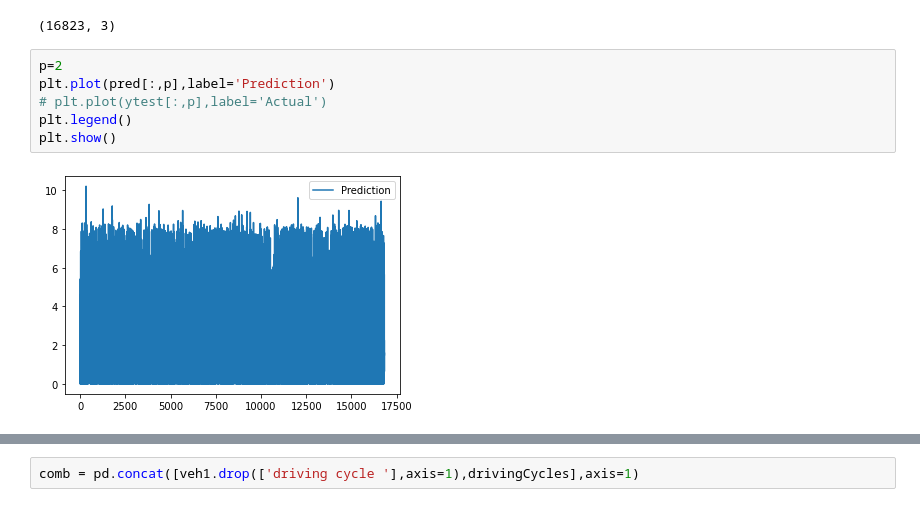
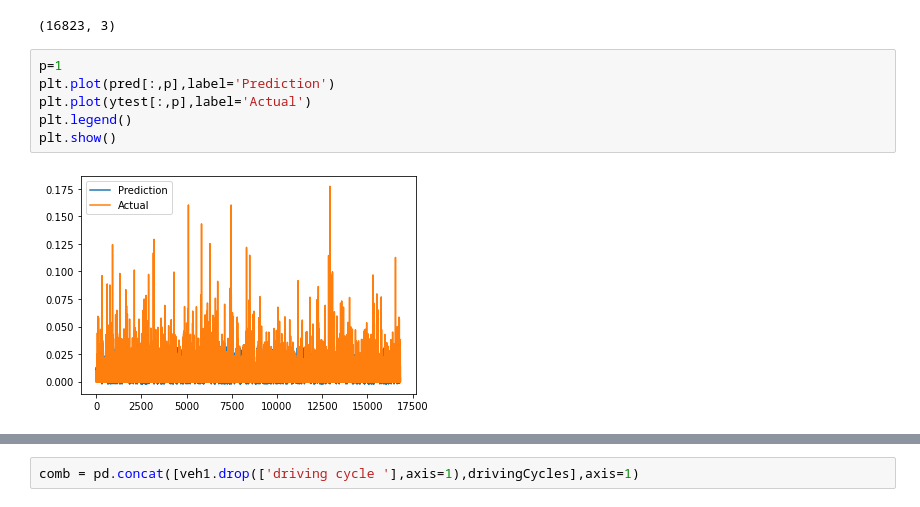
Before and after one commit to msaad1311/TfL-Dataset, a Jupyter notebook: src/EDA.ipynb, the cells around one changed output, grey strips where cells are left out. Saved outputs shown, nothing was run; the diff lists cells and outputs as text.

```diff
--- a/src/EDA.ipynb
+++ b/src/EDA.ipynb
@@ -550,13 +550,13 @@ print(pred.shape)
 # %% [output]
 (16823, 3)
 # %%
-p=2
+p=1
 plt.plot(pred[:,p],label='Prediction')
-# plt.plot(ytest[:,p],label='Actual')
+plt.plot(ytest[:,p],label='Actual')
 plt.legend()
 plt.show()
 # %% [output]
-[figure, old version]
+[figure, new version]
 # %%
 for i in range(0,3):
     print(f'for {i} RMSE is {math.sqrt(mse(ytest[:,i],pred[:,i]))*1000} and R2 is {r2_score(ytest[:,i],pred[:,i])*100}')
```
Also changed, not shown: parts of 4 cells of this notebook.
